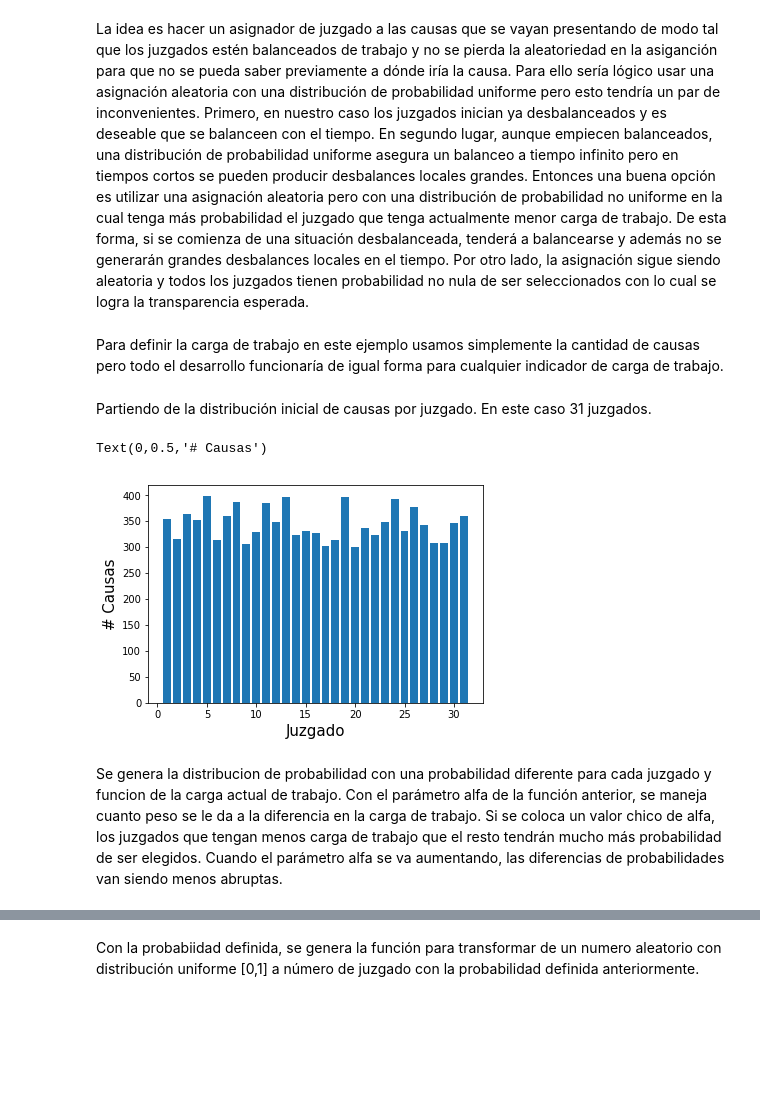
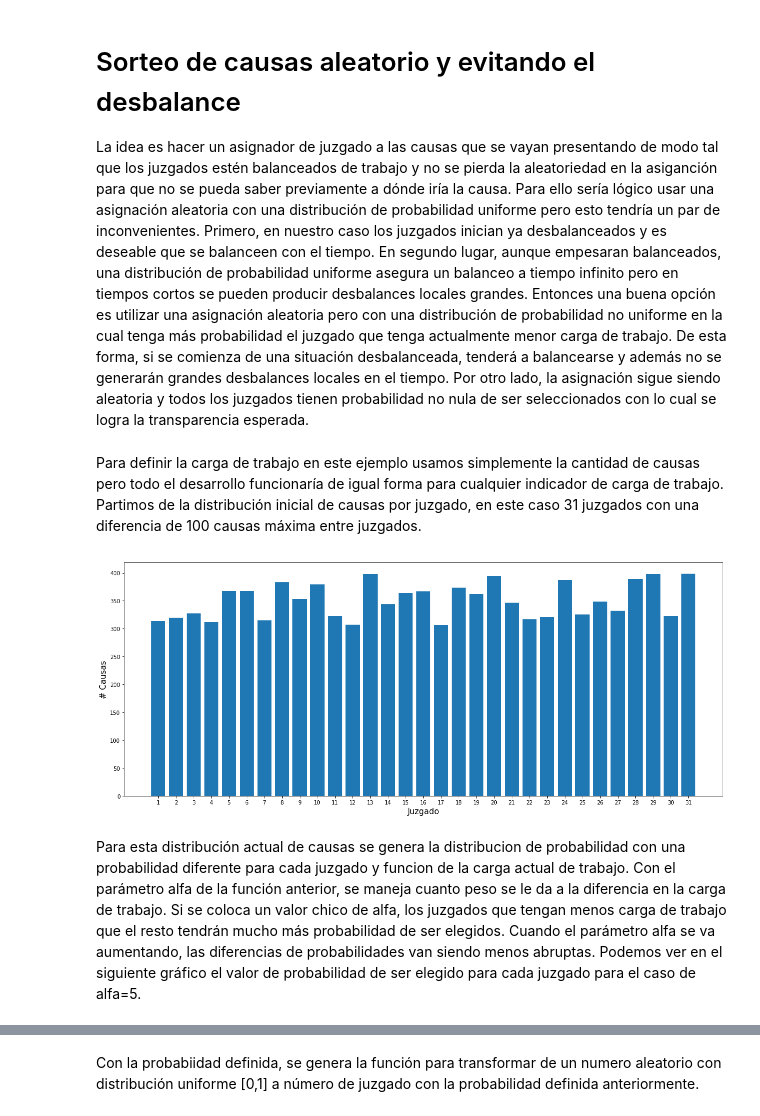
Before and after one commit to DamianHH/ODSL_JuzData, a Jupyter notebook: SorteoCausas.ipynb, the cells around one changed output, grey strips where cells are left out. Saved outputs shown, nothing was run; the diff lists cells and outputs as text; code cells hidden in the pictures; blank space fills up the shorter version.

```diff
--- a/SorteoCausas.ipynb
+++ b/SorteoCausas.ipynb
@@ -1,9 +1,9 @@
 # %% [markdown]
-La idea es hacer un asignador de juzgado a las causas que se vayan presentando de modo tal que los juzgados estén balanceados de trabajo y no se pierda la aleatoriedad en la asiganción para que no se pueda saber previamente a dónde iría la causa. Para ello sería lógico usar una asignación aleatoria con una distribución de probabilidad uniforme pero esto tendría un par de inconvenientes. Primero, en nuestro caso los juzgados inician ya desbalanceados y es deseable que se balanceen con el tiempo. En segundo lugar, aunque empiecen balanceados, una distribución de probabilidad uniforme asegura un balanceo a tiempo infinito pero en tiempos cortos se pueden producir desbalances locales grandes. Entonces una buena opción es utilizar una asignación aleatoria pero con una distribución de probabilidad no uniforme en la cual tenga más probabilidad el juzgado que tenga actualmente menor carga de trabajo. De esta forma, si se comienza de una situación desbalanceada, tenderá a balancearse y además no se generarán grandes desbalances locales en el tiempo. Por otro lado, la asignación sigue siendo aleatoria y todos los juzgados tienen probabilidad no nula de ser seleccionados con lo cual se logra la transparencia esperada.
+# Sorteo de causas aleatorio y evitando el desbalance
+
+La idea es hacer un asignador de juzgado a las causas que se vayan presentando de modo tal que los juzgados estén balanceados de trabajo y no se pierda la aleatoriedad en la asiganción para que no se pueda saber previamente a dónde iría la causa. Para ello sería lógico usar una asignación aleatoria con una distribución de probabilidad uniforme pero esto tendría un par de inconvenientes. Primero, en nuestro caso los juzgados inician ya desbalanceados y es deseable que se balanceen con el tiempo. En segundo lugar, aunque empesaran balanceados, una distribución de probabilidad uniforme asegura un balanceo a tiempo infinito pero en tiempos cortos se pueden producir desbalances locales grandes. Entonces una buena opción es utilizar una asignación aleatoria pero con una distribución de probabilidad no uniforme en la cual tenga más probabilidad el juzgado que tenga actualmente menor carga de trabajo. De esta forma, si se comienza de una situación desbalanceada, tenderá a balancearse y además no se generarán grandes desbalances locales en el tiempo. Por otro lado, la asignación sigue siendo aleatoria y todos los juzgados tienen probabilidad no nula de ser seleccionados con lo cual se logra la transparencia esperada.
 # %% [markdown]
-Para definir la carga de trabajo en este ejemplo usamos simplemente la cantidad de causas pero todo el desarrollo funcionaría de igual forma para cualquier indicador de carga de trabajo.
+Para definir la carga de trabajo en este ejemplo usamos simplemente la cantidad de causas pero todo el desarrollo funcionaría de igual forma para cualquier indicador de carga de trabajo. Partimos de la distribución inicial de causas por juzgado, en este caso 31 juzgados con una diferencia de 100 causas máxima entre juzgados.
-# %% [markdown]
-Partiendo de la distribución inicial de causas por juzgado. En este caso 31 juzgados.
 # %%
 import numpy as np
 from scipy.interpolate import griddata
@@ -30,11 +29,12 @@ X, Y, P = probabilidad(causas)
 # %%
-fig, ax = plt.subplots()
-plt.bar(np.arange(31)+1.0,causas)
+ifig, ax = plt.subplots(figsize=(20, 8))
+x = np.arange(31)+1.0
+plt.bar(x,causas)
 ax.set_xlabel('Juzgado', fontsize=15)
 ax.set_ylabel('# Causas', fontsize=15)
+x_ticks = ax.set_xticks(x)
 # %% [output]
-Text(0,0.5,'# Causas')
-[figure, old version]
+[figure, new version]
 # %% [markdown]
-Se genera la distribucion de probabilidad con una probabilidad diferente para cada juzgado y funcion de la carga actual de trabajo. Con el parámetro alfa de la función anterior, se maneja cuanto peso se le da a la diferencia en la carga de trabajo. Si se coloca un valor chico de alfa, los juzgados que tengan menos carga de trabajo que el resto tendrán mucho más probabilidad de ser elegidos. Cuando el parámetro alfa se va aumentando, las diferencias de probabilidades van siendo menos abruptas.
+Para esta distribución actual de causas se genera la distribucion de probabilidad con una probabilidad diferente para cada juzgado y funcion de la carga actual de trabajo. Con el parámetro alfa de la función anterior, se maneja cuanto peso se le da a la diferencia en la carga de trabajo. Si se coloca un valor chico de alfa, los juzgados que tengan menos carga de trabajo que el resto tendrán mucho más probabilidad de ser elegidos. Cuando el parámetro alfa se va aumentando, las diferencias de probabilidades van siendo menos abruptas. Podemos ver en el siguiente gráfico el valor de probabilidad de ser elegido para cada juzgado para el caso de alfa=5.
 # %%
```
Also changed, not shown: parts of 12 cells of this notebook.
